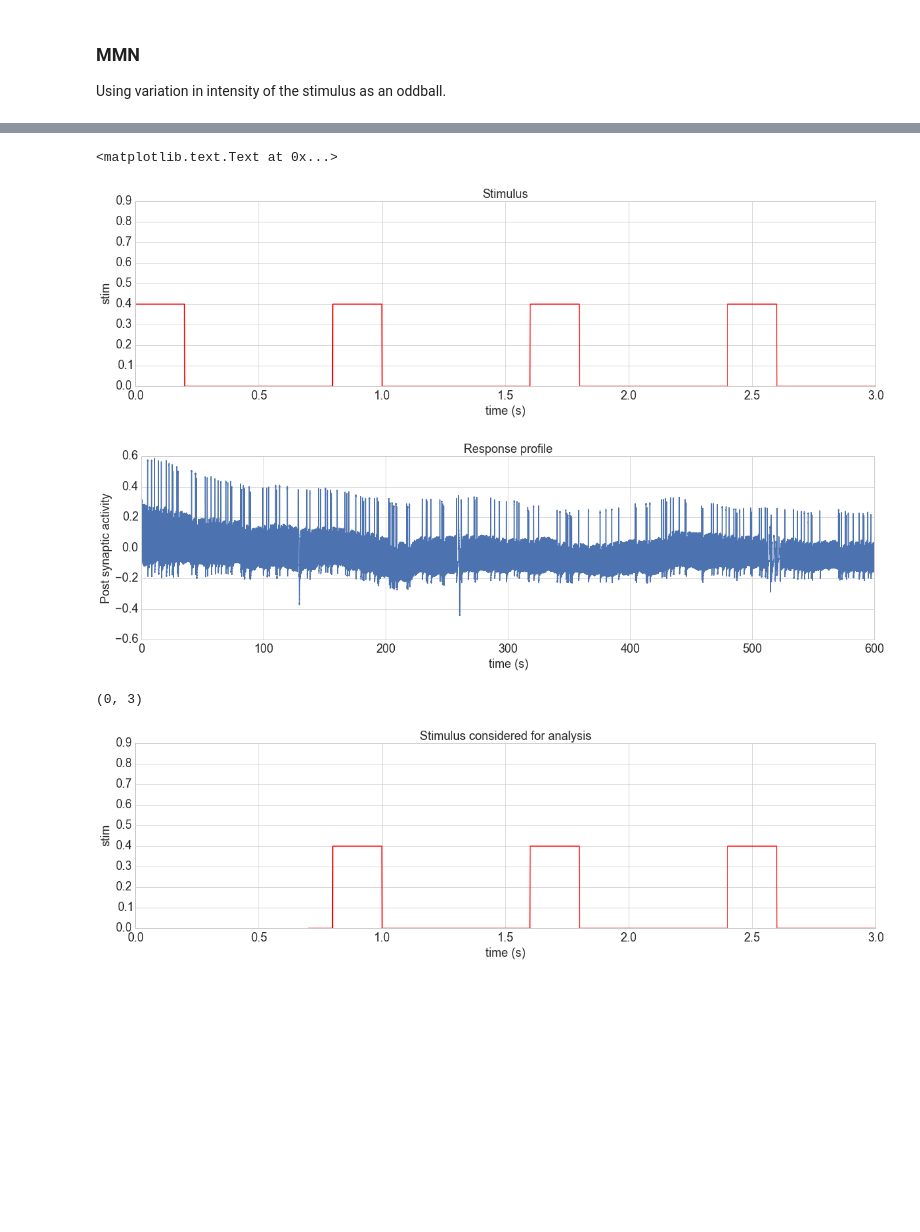
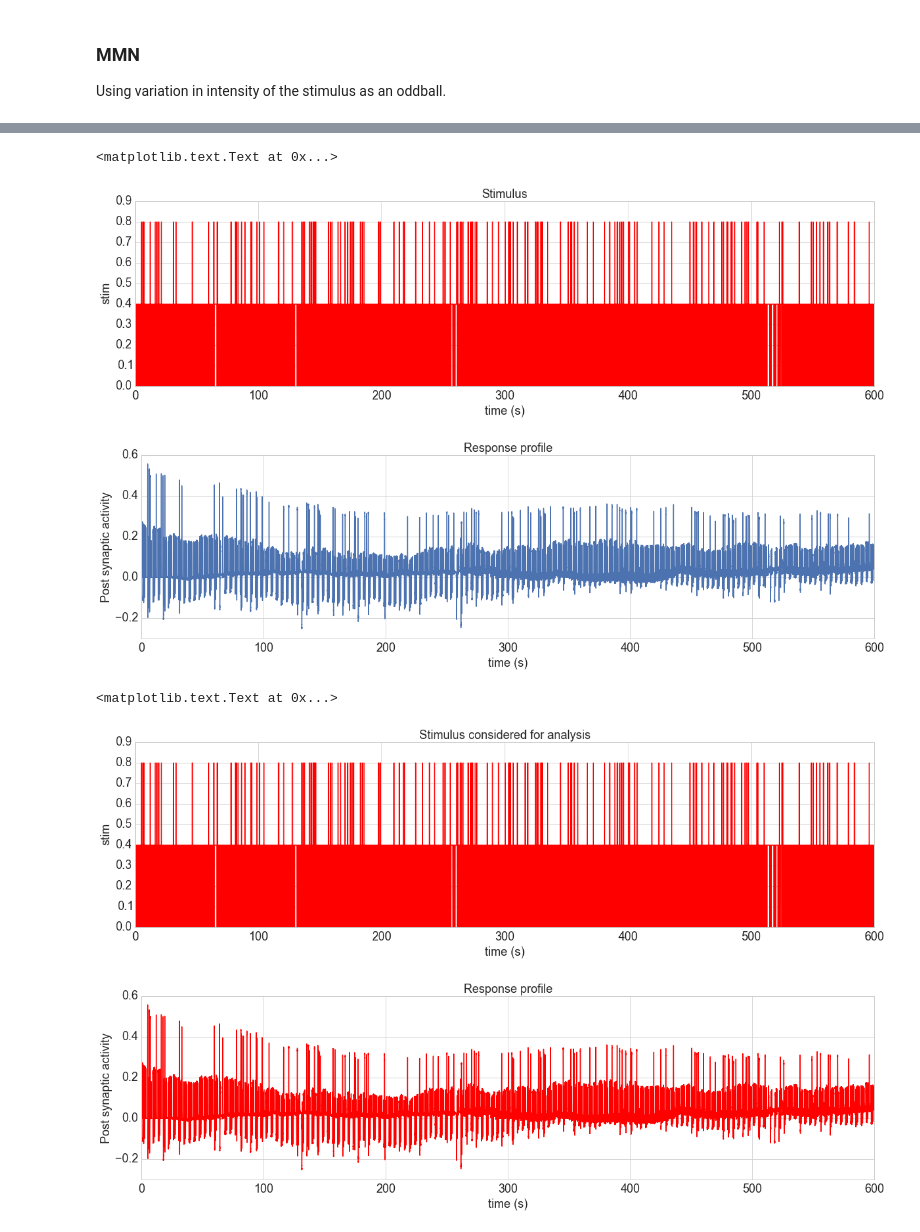
Before and after one commit to s72sue/oddball, a Jupyter notebook: MMN_prestim_baseline.ipynb, the cells around one changed output, grey strips where cells are left out. Saved outputs shown, nothing was run; the diff lists cells and outputs as text; code cells hidden in the pictures; blank space fills up the shorter version.

Commit message:
add inhibition for accurate baseline

```diff
--- a/MMN_prestim_baseline.ipynb
+++ b/MMN_prestim_baseline.ipynb
@@ -42,7 +42,7 @@ Using variation in intensity of the stimulus as an oddball.
 dev_trials = []
 std_trials = []
 
-isi = 600.0/1000.0          # inter-stimulus interval
+isi = 500.0/1000.0          # inter-stimulus interval
 stim_dur = 200.0/1000.0       # stimulus duration
 trial_len = isi + stim_dur  # length of each trial
 
@@ -50,40 +50,50 @@ prestimulus_baseline = 0.1  # 100 ms  -  this can also be set to 0
 remove_beg = int((trial_len - prestimulus_baseline) * 1000)  # remove this much ms of stimulus from the beginning
 
 class Experiment(object):
-    def __init__(self, seed=None, isi=isi, stim_dur=stim_dur, std_value=0.4, dev_value=0.8, trial_len=trial_len):
+    def __init__(self, seed=None, isi=isi, stim_dur=stim_dur, std_value=0.4, dev_value=0.8, trial_len=trial_len,
+                                                                            prestim_baseline=prestimulus_baseline):
         self.rng = np.random.RandomState(seed=seed)
+        self.prestim_baseline = prestim_baseline
         self.isi = isi
         self.stim_dur = stim_dur
         self.trial_len = trial_len
         self.std_value = std_value
         self.dev_value = dev_value
         self.prev_rise = 0
-        self.inter_value = 0
+        self.stim_value = 0
         self.trial_number = 0
+        self.inhib = 0
 
     # provide stimulus for each trial and keep
     # track of deviant and standard trials
     def stimulus_in(self, t):
         # pull up the value to 0.4 or 0.8
-        if int(t*1000) % (self.trial_len*1000) == 0:
+        if int(t*1000) % int(self.trial_len*1000) == 0:
             self.trial_number = self.trial_number+1 # increment the trial counter
             self.prev_rise = t
+            self.inhib = 0
             self.stim_value = np.random.choice((self.std_value, self.dev_value), p=(0.8, 0.2))
-            self.inter_value = self.stim_value
             if self.stim_value == self.dev_value:
                 dev_trials.append(self.trial_number)    # store the trial numbers of oddballs
             elif self.stim_value == self.std_value:
                 std_trials.append(self.trial_number)
-            return self.stim_value
         # pull down the value - bring it back to 0
         elif int(t*1000) == (int (self.prev_rise*1000) + self.stim_dur*1000):
-            self.inter_value = 0
-            return 0
-        return self.inter_value
+            self.stim_value = 0
+        return self.stim_value
+
+
+    def inhibit_in(self, t):
+        if int(t*1000) % (int(self.trial_len*1000)-int(self.prestim_baseline*1000)) == 0:
+                                                # and t!=0: (not needed - 1st trial removed anyways, better without)
+            self.inhib = 1
+        return self.inhib
 # %%
 # Build nengo model
 
 tau_highpass = 0.5
+
+#thresh_config = nengo.presets.ThresholdingEnsembles(threshold=0, radius=1)
 
 seed=12
 model = nengo.Network(seed=seed)
@@ -91,10 +101,14 @@ with model:
 
     exp = Experiment(seed=seed)
     stim = nengo.Node(exp.stimulus_in)
+    stim_inhib = nengo.Node(exp.inhibit_in)
 
     # create the ensemble with added noise at the input of each neuron
+    #with thresh_config:  # give very bad result
     result = nengo.Ensemble(200, dimensions=1, noise=nengo.processes.BrownNoise())
     nengo.Connection(stim, result, synapse=highpass(tau_highpass))
+    nengo.Connection(stim_inhib, result.neurons, transform=[[-2.5]]*result.n_neurons) # inhibit result during
+                                                                                        # prestimulus period
 
     stim_p = nengo.Probe(stim, synapse=None)
     result_p = nengo.Probe(result, synapse=0.05)
@@ -113,32 +127,42 @@ plt.plot(t, sim.data[stim_p], 'r')
 plt.ylabel("stim")
 plt.xlabel("time (s)")
 plt.title("Stimulus")
-plt.xlim(0, 3)
+#plt.xlim(13, 24)
 
 plt.figure(figsize=(20,5))
 plt.plot(t, sim.data[result_p])
 plt.ylabel("Post synaptic activity")
 plt.xlabel("time (s)")
 plt.title("Response profile")
-#plt.xlim(350, 360)
+#plt.xlim(13, 24)
 # %% [output]
 <matplotlib.text.Text at 0x...>
-[figure, old version]
+[figure, new version]
-[figure, old version]
+[figure, new version]
 # %%
-# stimulus profile after removing the first stimulus
+# stimulus and response profile after removing the first stimulus
 # and adding the pre-stimulus baseline
 test = sim.data[stim_p]
 test = test[remove_beg:]
 plt.figure(figsize=(20,5))
 plt.plot(t[remove_beg:], test, 'r')
 plt.ylabel("stim")
 plt.xlabel("time (s)")
 plt.title("Stimulus considered for analysis")
-plt.xlim(0, 3)
+#plt.xlim(0, 3)
+
+test = sim.data[result_p]
+test = test[remove_beg:]
+plt.figure(figsize=(20,5))
+plt.plot(t[remove_beg:], test, 'r')
+plt.ylabel("Post synaptic activity")
+plt.xlabel("time (s)")
+plt.title("Response profile")
+#plt.xlim(0, 3)
 # %% [output]
-(0, 3)
+<matplotlib.text.Text at 0x...>
-[figure, old version]
+[figure, new version]
+[figure, added]
 # %%
 # Post Processing to get mmn
 
```
Also changed, not shown: parts of 3 cells of this notebook.
